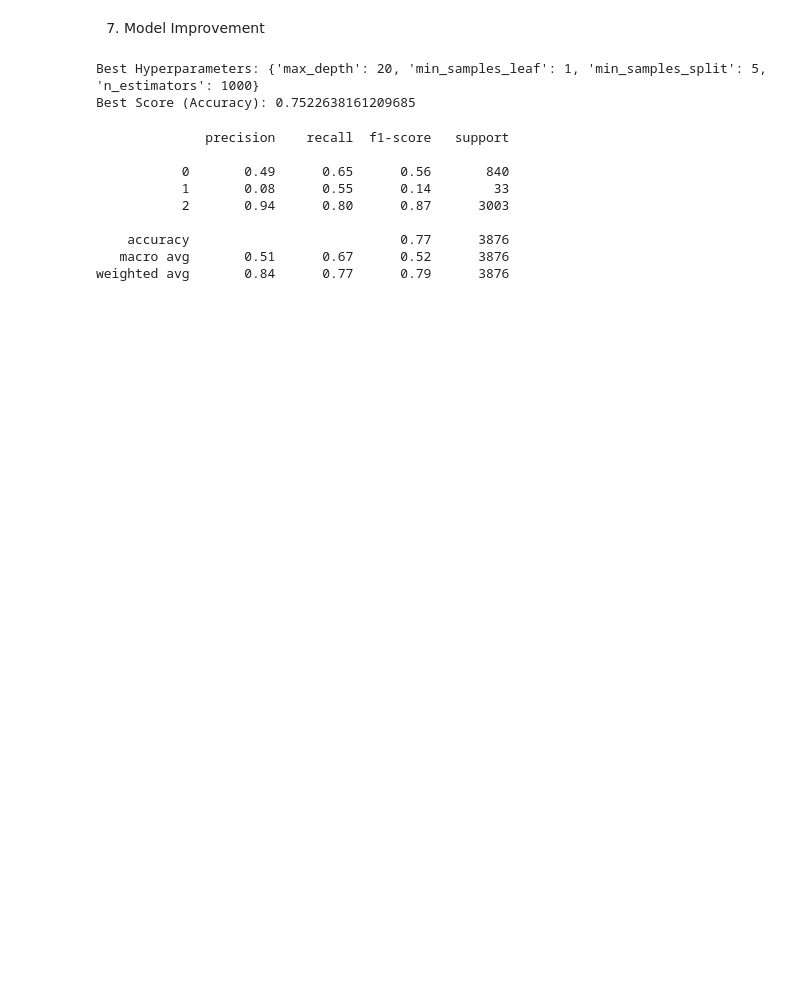
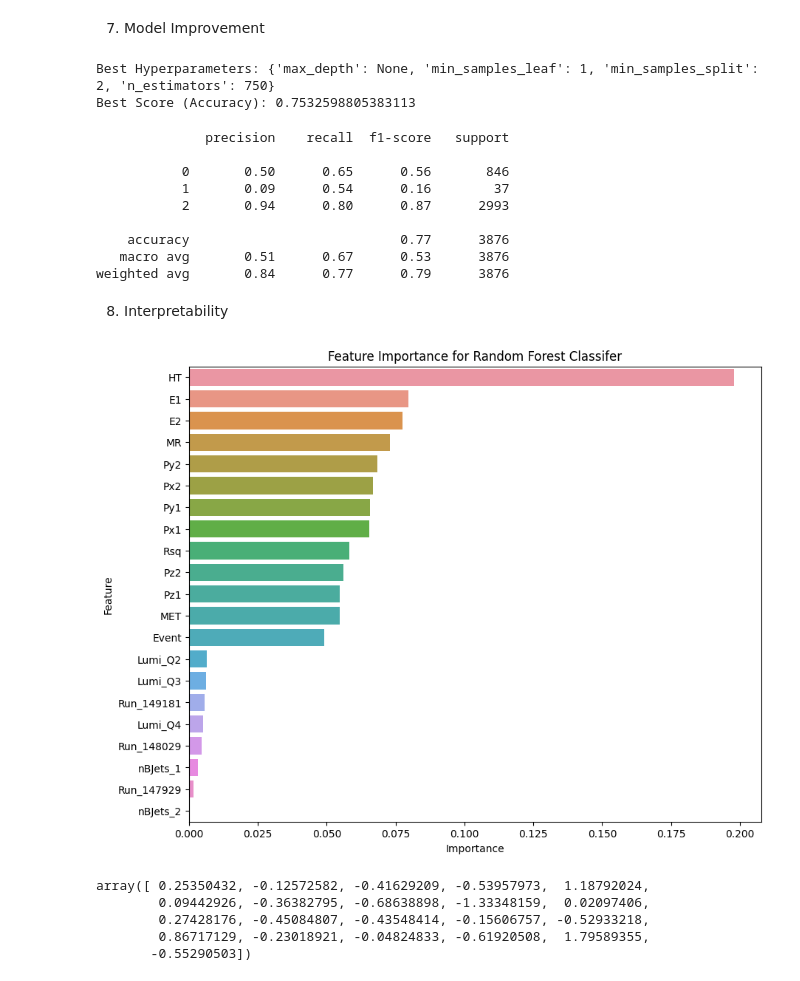
Before and after one commit to anshu-ravi/cern_classifier, a Jupyter notebook: notebooks/modelling_v1.ipynb, the cells around one changed output. Drawn from its saved outputs; the diff is of its cells as text; code cells hidden in the pictures; blank space fills up the shorter version.

```diff
--- a/notebooks/modelling_v1.ipynb
+++ b/notebooks/modelling_v1.ipynb
@@ -245,9 +245,9 @@ def convert_to_categorical(data, cols, train = True):
     if train:
          ohe_encoder = OneHotEncoder(sparse_output=False, drop='first')
          encoded_data = ohe_encoder.fit_transform(data[cols])
-         dump(ohe_encoder, open('encoder.pkl', 'wb'))
+         dump(ohe_encoder, open('notebooks/encoder.pkl', 'wb'))
     else:
-         ohe_encoder = load(open('encoder.pkl', 'rb'))
+         ohe_encoder = load(open('notebooks/encoder.pkl', 'rb'))
          encoded_data = ohe_encoder.transform(data[cols])
 
     column_names = ohe_encoder.get_feature_names_out(input_features=cols)
@@ -358,18 +358,18 @@ best_score = grid_search.best_score_
 print("Best Hyperparameters:", best_params)
 print("Best Score (Accuracy):", best_score)
 # %% [output]
-Best Hyperparameters: {'max_depth': 20, 'min_samples_leaf': 1, 'min_samples_split': 5, 'n_estimators': 1000}
-Best Score (Accuracy): 0.7522638161209685
+Best Hyperparameters: {'max_depth': None, 'min_samples_leaf': 1, 'min_samples_split': 2, 'n_estimators': 750}
+Best Score (Accuracy): 0.7532598805383113
 # %%
 preds = grid_search.predict(X_valid)
 print(classification_report(preds, y_valid))
 # %% [output]
               precision    recall  f1-score   support
 
-           0       0.49      0.65      0.56       840
-           1       0.08      0.55      0.14        33
-           2       0.94      0.80      0.87      3003
+           0       0.50      0.65      0.56       846
+           1       0.09      0.54      0.16        37
+           2       0.94      0.80      0.87      2993
 
     accuracy                           0.77      3876
-   macro avg       0.51      0.67      0.52      3876
+   macro avg       0.51      0.67      0.53      3876
 weighted avg       0.84      0.77      0.79      3876
@@ -375,0 +382,22 @@ weighted avg       0.84      0.77      0.79      3876
+# %%
+best_model = load(open('models/best_model_1.pkl', 'rb'))
+# %% [markdown]
+8. Interpretability
+# %%
+# Feature Importance
+import seaborn as sns
+
+feature_importance = pd.DataFrame({
+    'Feature': X.columns,
+    'Importance': best_model.feature_importances_
+}).sort_values(by='Importance', ascending=False)
+
+# Plot feature importance
+plt.figure(figsize=(10, 8))
+sns.barplot(x='Importance', y='Feature', data=feature_importance)
+plt.title('Feature Importance for Random Forest Classifer')
+plt.xlabel('Importance')
+plt.ylabel('Feature')
+plt.show()
+# %% [output]
+[figure, added]
@@ -375,0 +424,8 @@ weighted avg       0.84      0.77      0.79      3876
+# %%
+X_valid[3]
+# %% [output]
+array([ 0.25350432, -0.12572582, -0.41629209, -0.53957973,  1.18792024,
+        0.09442926, -0.36382795, -0.68638898, -1.33348159,  0.02097406,
+        0.27428176, -0.45084807, -0.43548414, -0.15606757, -0.52933218,
+        0.86717129, -0.23018921, -0.04824833, -0.61920508,  1.79589355,
+       -0.55290503])
```
Also changed, not shown: parts of 8 cells of this notebook.
